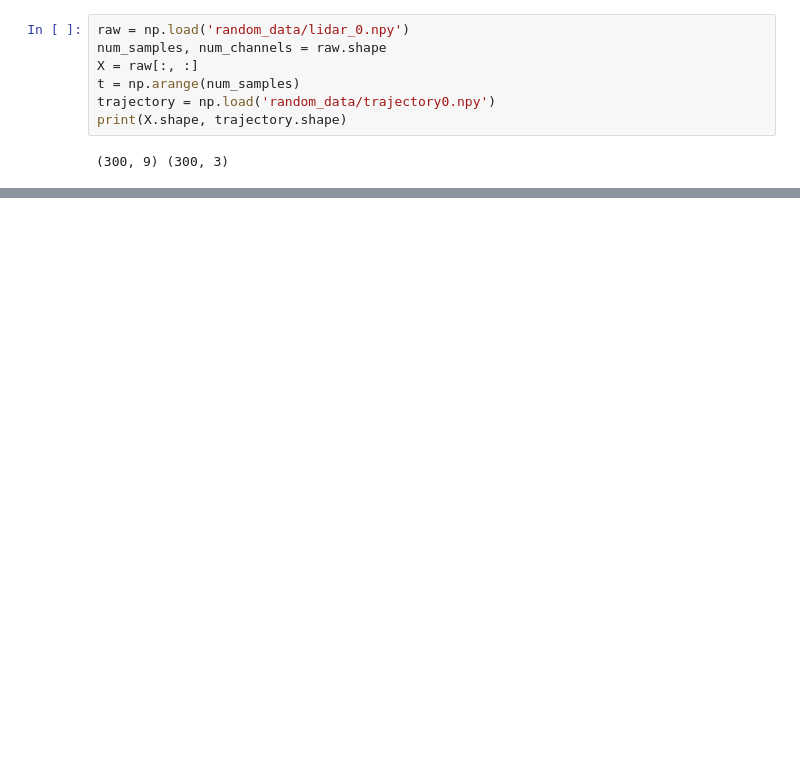
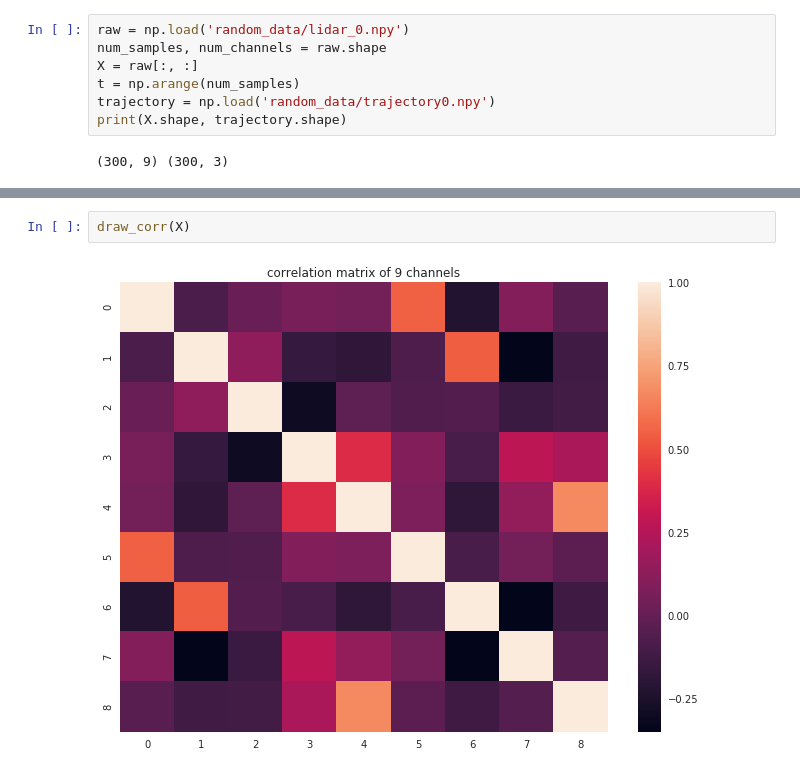
Before and after one commit to georgosgeorgos/DLRC_2018, a Jupyter notebook: data_exploration.ipynb, the cells around one changed output, grey strips where cells are left out. Drawn from its saved outputs; the diff is of its cells as text; blank space fills up the shorter version.

```diff
--- a/data_exploration.ipynb
+++ b/data_exploration.ipynb
@@ -64,0 +90,4 @@ plt.tight_layout()
+# %%
+draw_corr(X)
+# %% [output]
+[figure, added]
```
Also changed, not shown: parts of 15 cells of this notebook.
